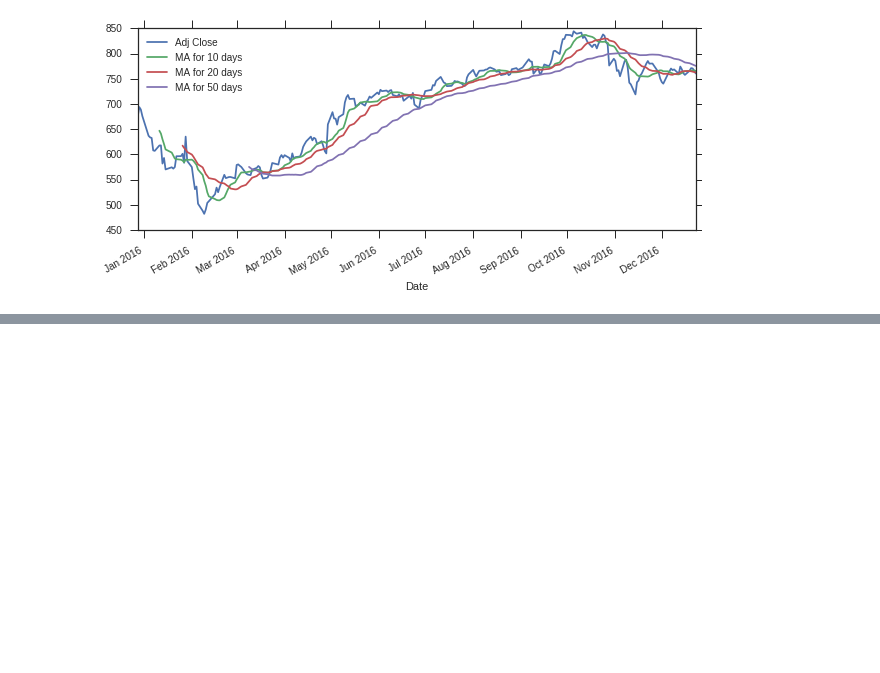
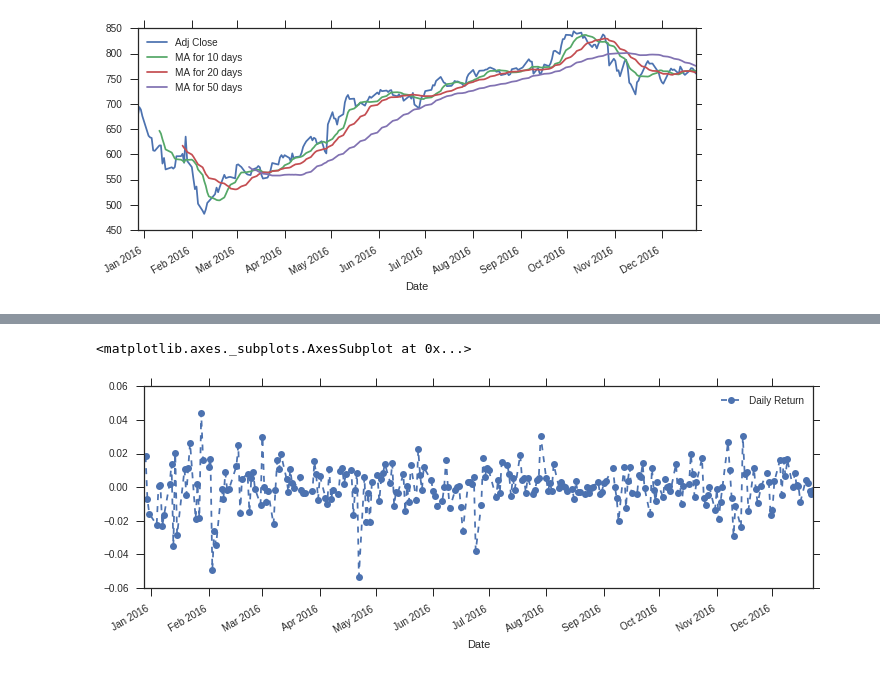
Before and after one commit to irfanalidv/Stock-Market-Analysis, a Jupyter notebook: Stock Market Analysis.ipynb, the cells around one changed output, grey strips where cells are left out. Saved outputs shown, nothing was run; the diff lists cells and outputs as text; code cells hidden in the pictures; blank space fills up the shorter version.

Commit message:
plot added

```diff
--- a/Stock Market Analysis.ipynb
+++ b/Stock Market Analysis.ipynb
@@ -134,0 +136,9 @@ FB['Daily Return'].plot(figsize=(12,4),legend=True,linestyle='--',marker='o')
+# %%
+#daily return analysis
+# We'll use pct_change to find the percent change for each day
+GOOG['Daily Return'] = GOOG['Adj Close'].pct_change()
+# Then we'll plot the daily return percentage
+GOOG['Daily Return'].plot(figsize=(12,4),legend=True,linestyle='--',marker='o')
+# %% [output]
+<matplotlib.axes._subplots.AxesSubplot at 0x...>
+[figure, added]
```
Also changed, not shown: parts of 3 cells of this notebook, 4 other files.
